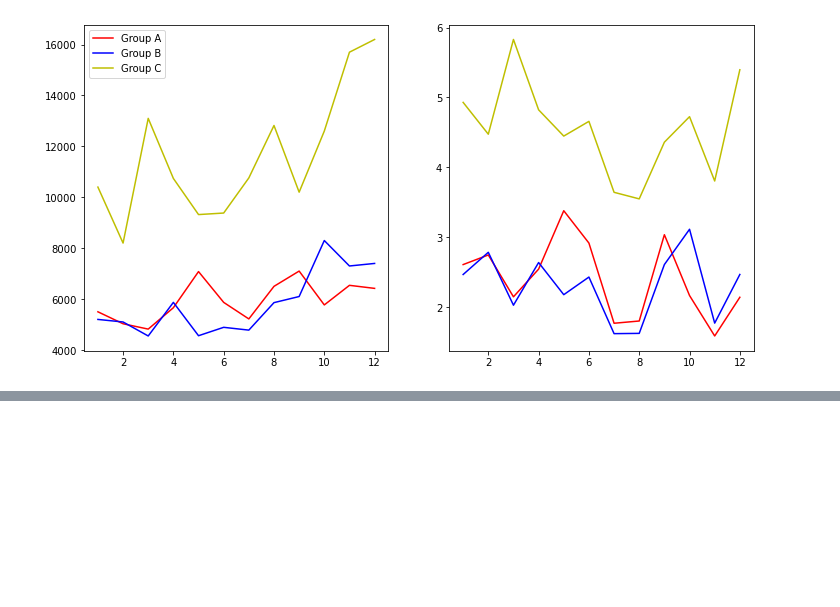
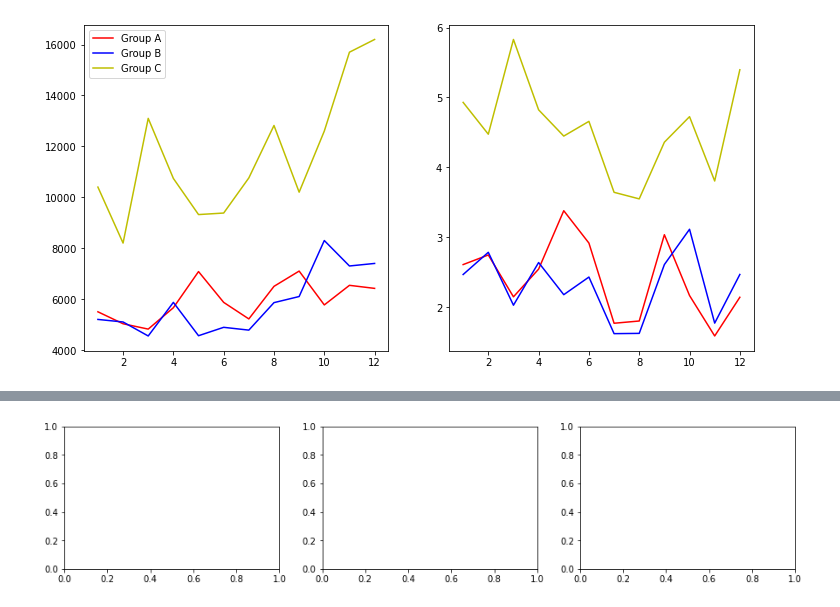
Before and after one commit to Syahmi-Su/data-analytic-programming, a Jupyter notebook: assignment-4/assignment-4.ipynb, the cells around one changed output, grey strips where cells are left out. Drawn from its saved outputs; the diff is of its cells as text; code cells hidden in the pictures; blank space fills up the shorter version.

```diff
--- a/assignment-4/assignment-4.ipynb
+++ b/assignment-4/assignment-4.ipynb
@@ -65,0 +83,5 @@ plt.plot(sales['month_number'], (groupC / sales['total_profit']) * 100 , 'y',lab
+# %%
+fig, ax = plt.subplots(1, 3, figsize=(15,3))
+ax[0].plot
+# %% [output]
+[figure, added]
```
Also changed, not shown: parts of 5 cells of this notebook.
